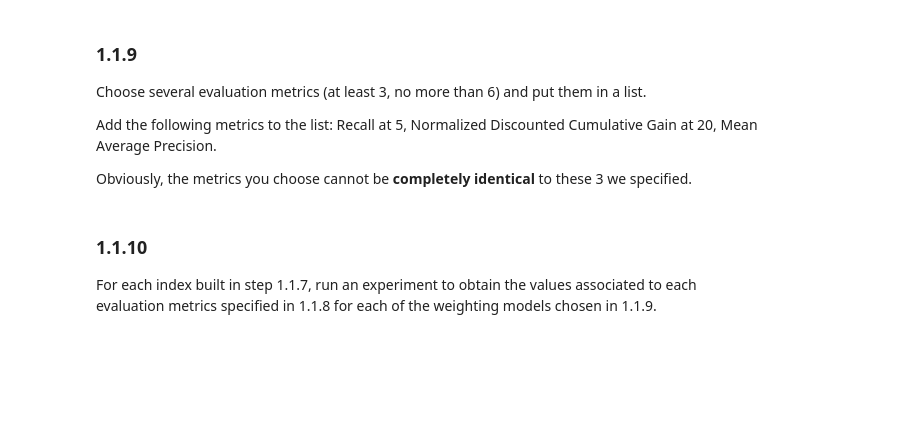
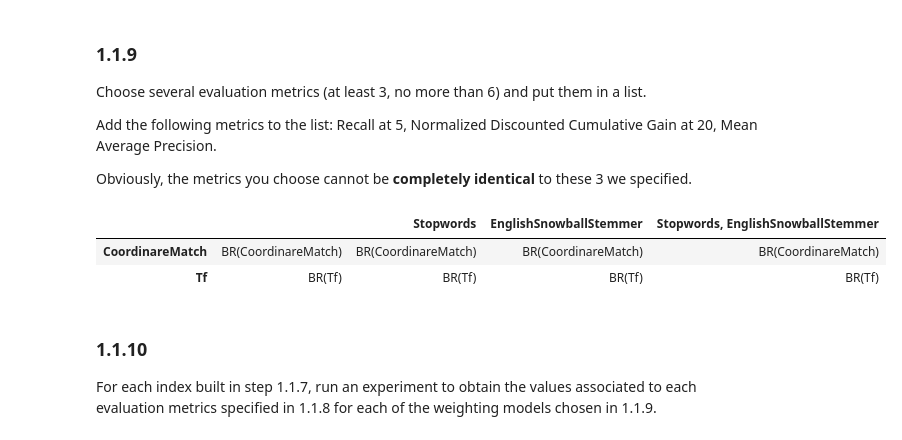
Before and after one commit to Ciambelle-Ciociare/ADM_Homework_1, a Jupyter notebook: DMT2023_HW1.ipynb, the cells around one changed output. Saved outputs shown, nothing was run; the diff lists cells and outputs as text; code cells hidden in the pictures; blank space fills up the shorter version.

```diff
--- a/DMT2023_HW1.ipynb
+++ b/DMT2023_HW1.ipynb
@@ -509,3 +524,31 @@ For each of them, for each of the indices created in last step, build a retrieva
+# %%
+#YOUR CODE STARTS HERE#
+weighting_models = ['CoordinareMatch' , 'Tf']
+results = pd.DataFrame(columns = preprocessing , index = weighting_models )
+
+def apply_model(ind , score):
+  return(pt.BatchRetrieve(ind, wmodel = score))
+
+for score in range(len(weighting_models)):
+  for i in range(len(indeces)):
+    results.iloc[score].at[preprocessing[i]] = apply_model(indeces[i],weighting_models[score])
+
+
+
+
+
+
+
+
+
+
+
+
+
+
+
+#YOUR CODE ENDS HERE#
+#THIS IS LINE 20#
 # %% [markdown]
 ### 1.1.9
 Choose several evaluation metrics (at least 3, no more than 6) and put them in a list.
@@ -516,24 +559,24 @@ Obviously, the metrics you choose cannot be **completely identical** to these 3
 # %%
 #YOUR CODE STARTS HERE#
 
 
 
 
-
-
-
-
-
+results
 
 
 
 
 
 
 
 
 #YOUR CODE ENDS HERE#
 #THIS IS LINE 20#
+# %% [output]
+|  |  | Stopwords | EnglishSnowballStemmer | Stopwords, EnglishSnowballStemmer |
+| CoordinareMatch | BR(CoordinareMatch) | BR(CoordinareMatch) | BR(CoordinareMatch) | BR(CoordinareMatch) |
+| Tf | BR(Tf) | BR(Tf) | BR(Tf) | BR(Tf) |
 # %% [markdown]
 ### 1.1.10
 For each index built in step 1.1.7, run an experiment to obtain the values associated to each evaluation metrics specified in 1.1.8 for each of the weighting models chosen in 1.1.9.
```
Also changed, not shown: parts of 6 cells of this notebook.
